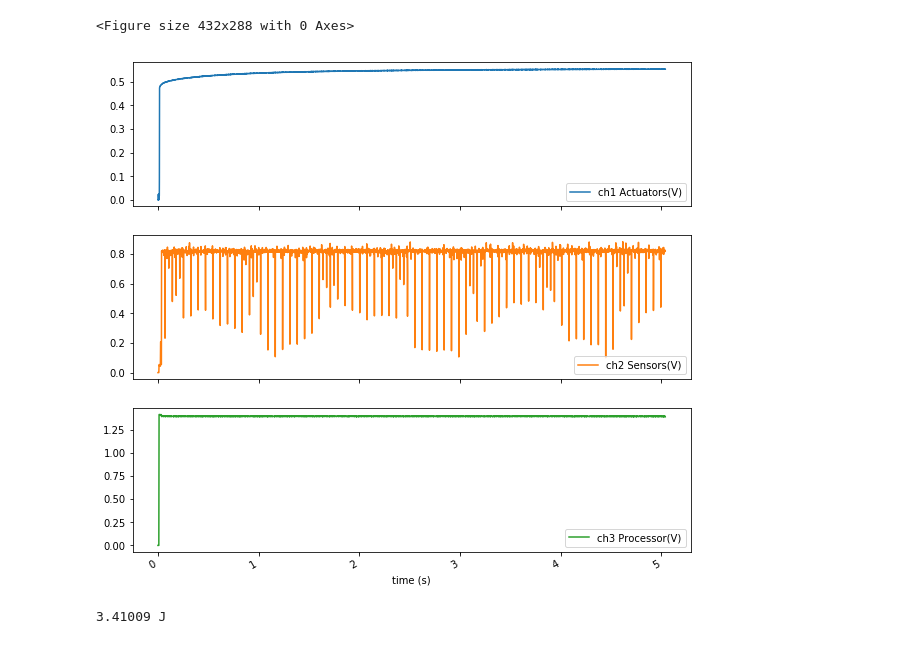
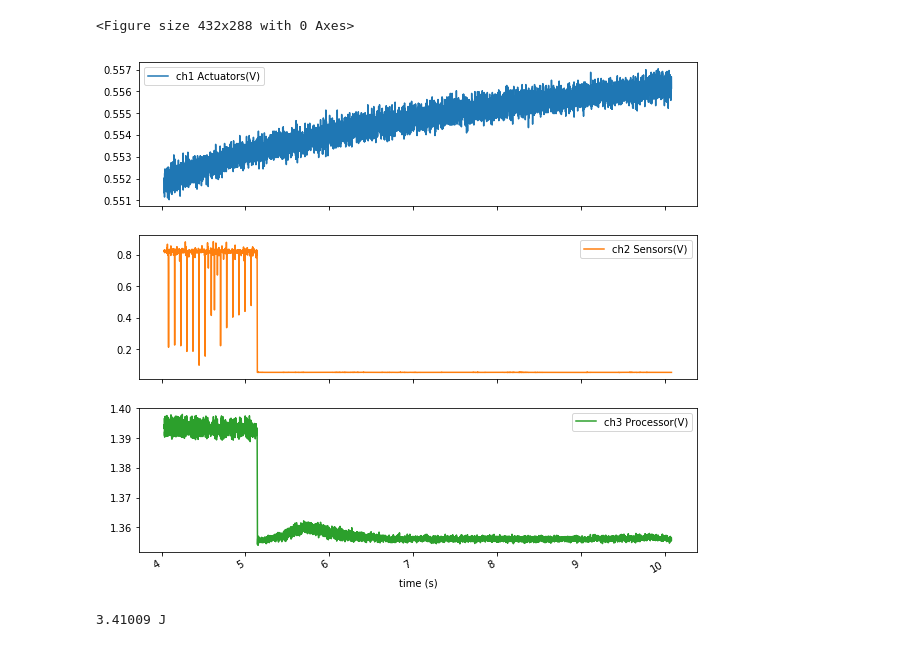
Before and after one commit to peteryej/WDAProjectResource, a Jupyter notebook: powerdueStreamData/visualizeEnergyConsumption.ipynb, the cells around one changed output. Drawn from its saved outputs; the diff is of its cells as text; code cells hidden in the pictures.

```diff
--- a/powerdueStreamData/visualizeEnergyConsumption.ipynb
+++ b/powerdueStreamData/visualizeEnergyConsumption.ipynb
@@ -16,15 +16,15 @@ df = pd.read_csv(path+fileName, skiprows=1, names=['time (s)', 'ch0 Radios(V)',
 # %%
 
 def plotTimeRange(a=0, b=25):
     secondRange = df.shape[0]/25
 
     plt.figure()
     df.iloc[a*secondRange:b*secondRange,:].plot(x='time (s)', y=['ch1 Actuators(V)', 'ch2 Sensors(V)', 'ch3 Processor(V)'], subplots=True, figsize=(10,10))
 
-plotTimeRange(0,5)
+plotTimeRange(4,10)
 # %% [output]
 <Figure size 432x288 with 0 Axes>
-[figure, old version]
+[figure, new version]
 # %%
 
 
```
Also changed, not shown: parts of 1 cell of this notebook, 2 other files.
